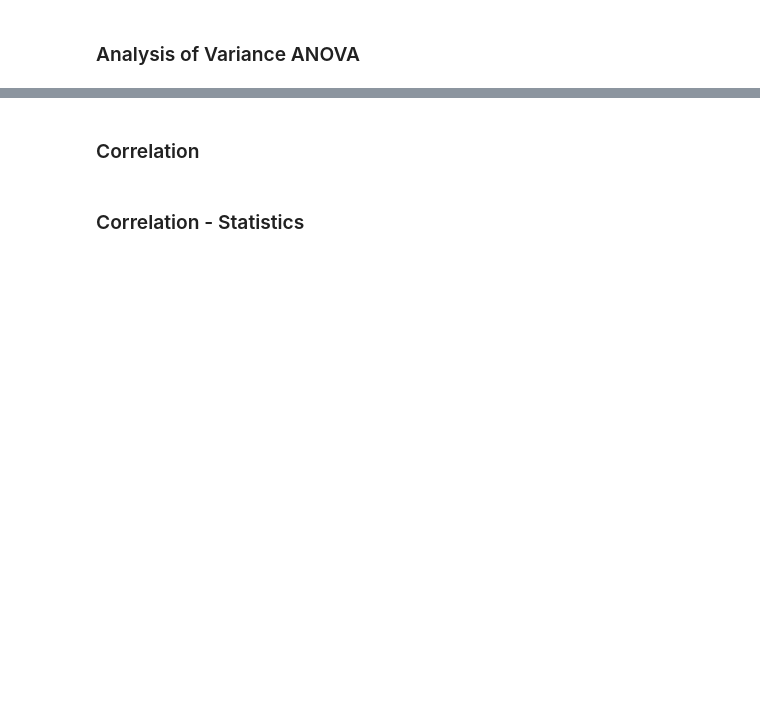
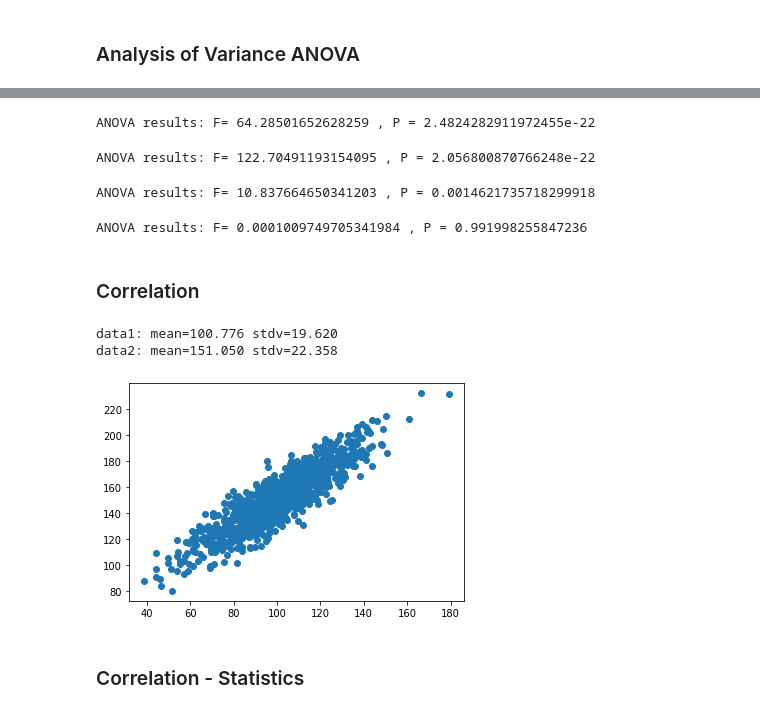
Before and after one commit to PosgradoMNA/actividades-de-aprendizaje-JavierP-rez, a Jupyter notebook: Semana6_19to25Oct/Modulo3_Semana6_DataAnalysisWithPython_IBM.ipynb, the cells around one changed output, grey strips where cells are left out. Saved outputs shown, nothing was run; the diff lists cells and outputs as text; code cells hidden in the pictures; blank space fills up the shorter version.

```diff
--- a/Semana6_19to25Oct/Modulo3_Semana6_DataAnalysisWithPython_IBM.ipynb
+++ b/Semana6_19to25Oct/Modulo3_Semana6_DataAnalysisWithPython_IBM.ipynb
@@ -236,4 +280,52 @@ plt.show()
+# %%
+# ANOVA
+f_val, p_val = stats.f_oneway(grouped_test2.get_group('fwd')['price'], grouped_test2.get_group('rwd')['price'], grouped_test2.get_group('4wd')['price'])
+
+print( "ANOVA results: F=", f_val, ", P =", p_val)
+# %% [output]
+ANOVA results: F= 64.28501652628259 , P = 2.4824282911972455e-22
+# %%
+f_val, p_val = stats.f_oneway(grouped_test2.get_group('fwd')['price'], grouped_test2.get_group('rwd')['price'])
+
+print( "ANOVA results: F=", f_val, ", P =", p_val )
+# %% [output]
+ANOVA results: F= 122.70491193154095 , P = 2.056800870766248e-22
+# %%
+f_val, p_val = stats.f_oneway(grouped_test2.get_group('4wd')['price'], grouped_test2.get_group('rwd')['price'])
+
+print( "ANOVA results: F=", f_val, ", P =", p_val)
+# %% [output]
+ANOVA results: F= 10.837664650341203 , P = 0.0014621735718299918
+# %%
+f_val, p_val = stats.f_oneway(grouped_test2.get_group('4wd')['price'], grouped_test2.get_group('fwd')['price'])
+
+print("ANOVA results: F=", f_val, ", P =", p_val)
+# %% [output]
+ANOVA results: F= 0.0001009749705341984 , P = 0.991998255847236
 # %% [markdown]
 ### Correlation
+# %%
+#Correlation
+# generate related variables
+from numpy import mean
+from numpy import std
+from numpy.random import randn
+from numpy.random import seed
+from matplotlib import pyplot
+# seed random number generator
+seed(1)
+# prepare data
+data1 = 20 * randn(1000) + 100
+data2 = data1 + (10 * randn(1000) + 50)
+# summarize
+print('data1: mean=%.3f stdv=%.3f' % (mean(data1), std(data1)))
+print('data2: mean=%.3f stdv=%.3f' % (mean(data2), std(data2)))
+# plot
+pyplot.scatter(data1, data2)
+pyplot.show()
+# %% [output]
+data1: mean=100.776 stdv=19.620
+data2: mean=151.050 stdv=22.358
+[figure, added]
 # %% [markdown]
 ### Correlation - Statistics
```
Also changed, not shown: parts of 15 cells of this notebook.
